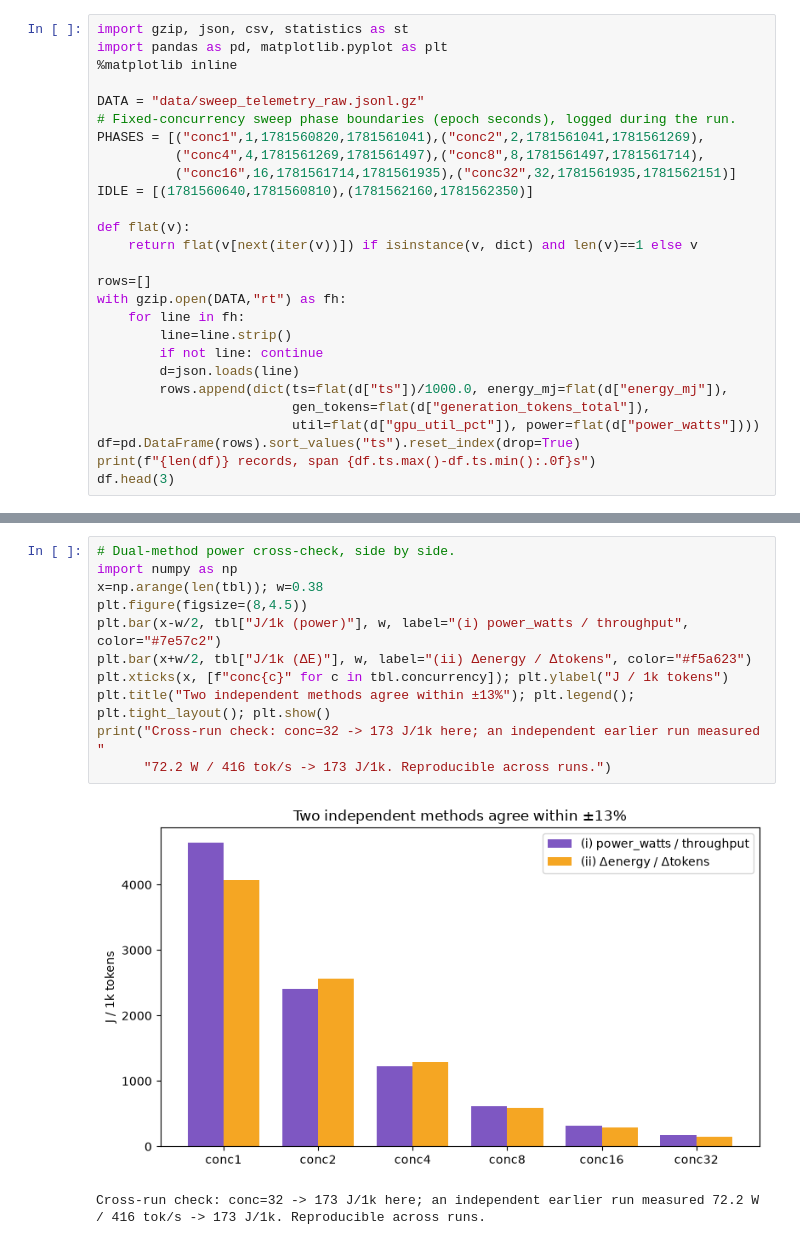
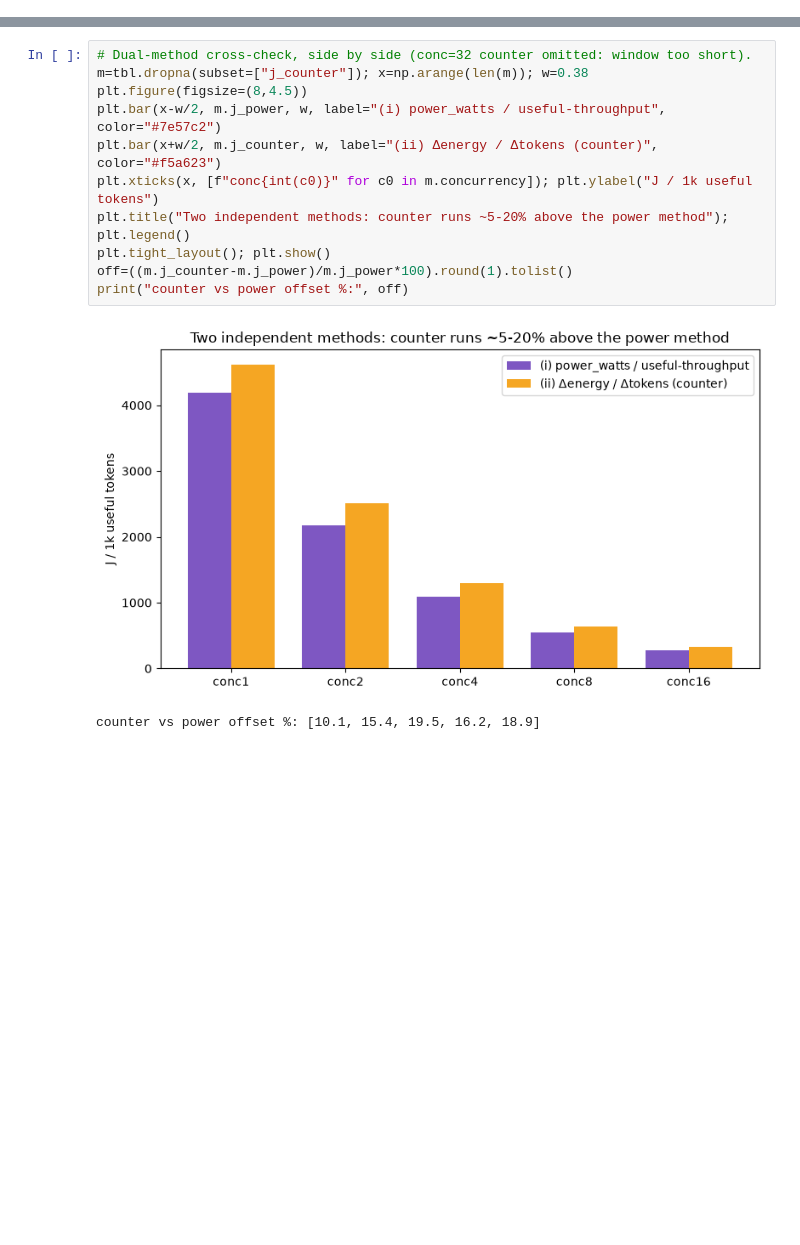
Before and after one commit to Lutflow/gpu-efficiency-streaming, a Jupyter notebook: case-studies/granite-3.3-8b-l4/analysis.ipynb, the cells around one changed output, grey strips where cells are left out. Saved outputs shown, nothing was run; the diff lists cells and outputs as text; blank space fills up the shorter version.

```diff
--- a/case-studies/granite-3.3-8b-l4/analysis.ipynb
+++ b/case-studies/granite-3.3-8b-l4/analysis.ipynb
@@ -15,27 +19,0 @@ basis for real-time **GPU cost governance**.
-# %%
-import gzip, json, csv, statistics as st
-import pandas as pd, matplotlib.pyplot as plt
-%matplotlib inline
-
-DATA = "data/sweep_telemetry_raw.jsonl.gz"
-# Fixed-concurrency sweep phase boundaries (epoch seconds), logged during the run.
-PHASES = [("conc1",1,1781560820,1781561041),("conc2",2,1781561041,1781561269),
-          ("conc4",4,1781561269,1781561497),("conc8",8,1781561497,1781561714),
-          ("conc16",16,1781561714,1781561935),("conc32",32,1781561935,1781562151)]
-IDLE = [(1781560640,1781560810),(1781562160,1781562350)]
-
-def flat(v):
-    return flat(v[next(iter(v))]) if isinstance(v, dict) and len(v)==1 else v
-
-rows=[]
-with gzip.open(DATA,"rt") as fh:
-    for line in fh:
-        line=line.strip()
-        if not line: continue
-        d=json.loads(line)
-        rows.append(dict(ts=flat(d["ts"])/1000.0, energy_mj=flat(d["energy_mj"]),
-                         gen_tokens=flat(d["generation_tokens_total"]),
-                         util=flat(d["gpu_util_pct"]), power=flat(d["power_watts"])))
-df=pd.DataFrame(rows).sort_values("ts").reset_index(drop=True)
-print(f"{len(df)} records, span {df.ts.max()-df.ts.min():.0f}s")
-df.head(3)
@@ -102,15 +103,15 @@ plt.grid(alpha=0.3); plt.ylim(bottom=0); plt.tight_layout(); plt.show()
 # %%
-# Dual-method power cross-check, side by side.
-import numpy as np
-x=np.arange(len(tbl)); w=0.38
+# Dual-method cross-check, side by side (conc=32 counter omitted: window too short).
+m=tbl.dropna(subset=["j_counter"]); x=np.arange(len(m)); w=0.38
 plt.figure(figsize=(8,4.5))
-plt.bar(x-w/2, tbl["J/1k (power)"], w, label="(i) power_watts / throughput", color="#7e57c2")
-plt.bar(x+w/2, tbl["J/1k (ΔE)"], w, label="(ii) Δenergy / Δtokens", color="#f5a623")
-plt.xticks(x, [f"conc{c}" for c in tbl.concurrency]); plt.ylabel("J / 1k tokens")
-plt.title("Two independent methods agree within ±13%"); plt.legend(); plt.tight_layout(); plt.show()
-print("Cross-run check: conc=32 -> 173 J/1k here; an independent earlier run measured "
-      "72.2 W / 416 tok/s -> 173 J/1k. Reproducible across runs.")
+plt.bar(x-w/2, m.j_power, w, label="(i) power_watts / useful-throughput", color="#7e57c2")
+plt.bar(x+w/2, m.j_counter, w, label="(ii) Δenergy / Δtokens (counter)", color="#f5a623")
+plt.xticks(x, [f"conc{int(c0)}" for c0 in m.concurrency]); plt.ylabel("J / 1k useful tokens")
+plt.title("Two independent methods: counter runs ~5-20% above the power method"); plt.legend()
+plt.tight_layout(); plt.show()
+off=((m.j_counter-m.j_power)/m.j_power*100).round(1).tolist()
+print("counter vs power offset %:", off)
 # %% [output]
-[figure, old version]
+[figure, new version]
-Cross-run check: conc=32 -> 173 J/1k here; an independent earlier run measured 72.2 W / 416 tok/s -> 173 J/1k. Reproducible across runs.
+counter vs power offset %: [10.1, 15.4, 19.5, 16.2, 18.9]
 # %%
```
Also changed, not shown: parts of 14 cells of this notebook, 16 other files.
